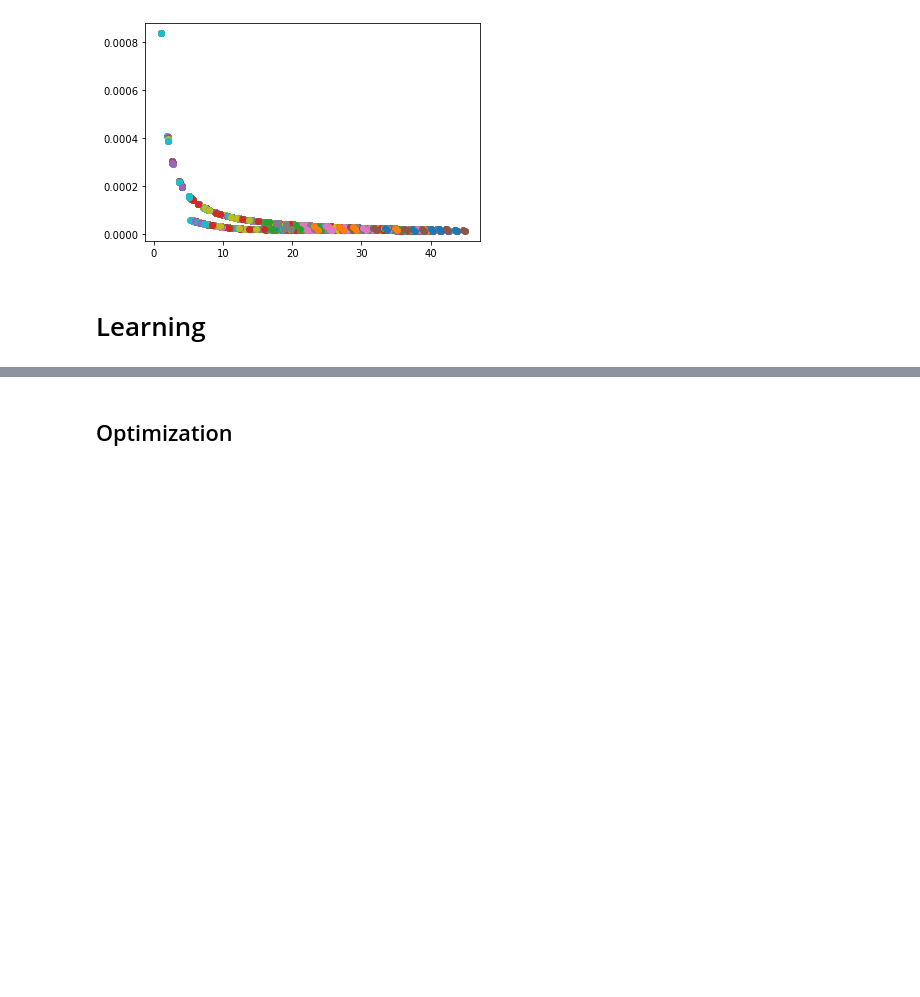
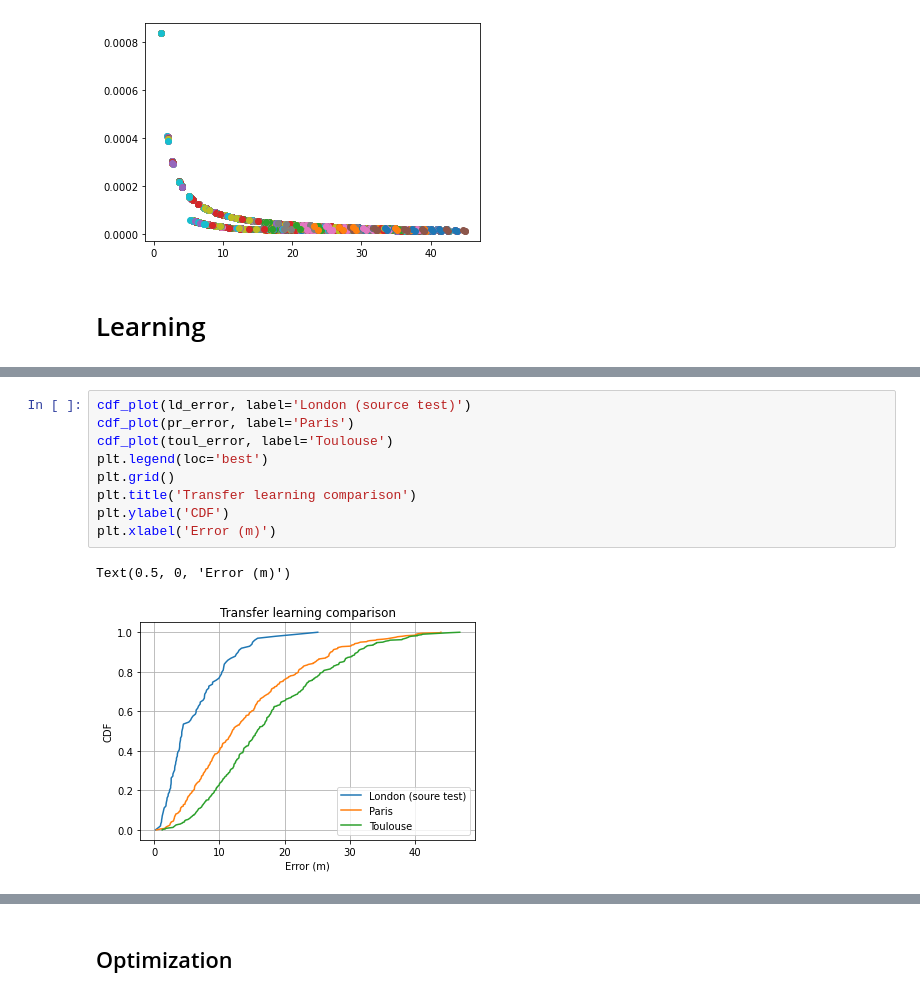
Before and after one commit to ukunliu/WSN_simulation, a Jupyter notebook: Simulation/transfer_learning.ipynb, the cells around one changed output, grey strips where cells are left out. Saved outputs shown, nothing was run; the diff lists cells and outputs as text; blank space fills up the shorter version.

```diff
--- a/Simulation/transfer_learning.ipynb
+++ b/Simulation/transfer_learning.ipynb
@@ -118,0 +171,12 @@ dist_pr_pred = lgb_pipe.predict(X_pr)
+# %%
+cdf_plot(ld_error, label='London (source test)')
+cdf_plot(pr_error, label='Paris')
+cdf_plot(toul_error, label='Toulouse')
+plt.legend(loc='best')
+plt.grid()
+plt.title('Transfer learning comparison')
+plt.ylabel('CDF')
+plt.xlabel('Error (m)')
+# %% [output]
+Text(0.5, 0, 'Error (m)')
+[figure, added]
```
Also changed, not shown: parts of 27 cells of this notebook, 2 other files.
